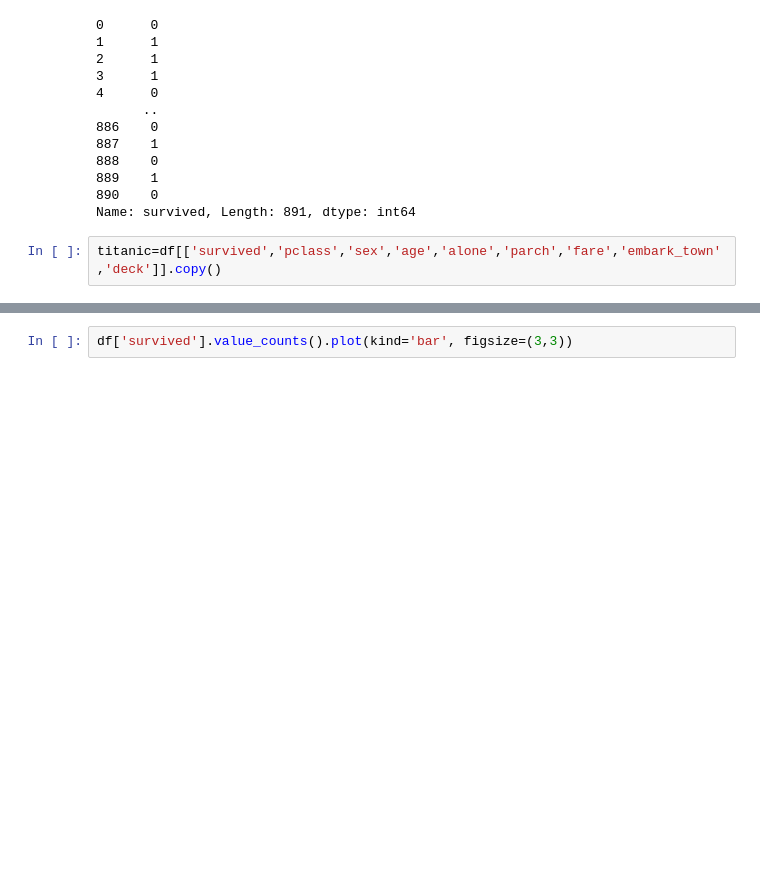
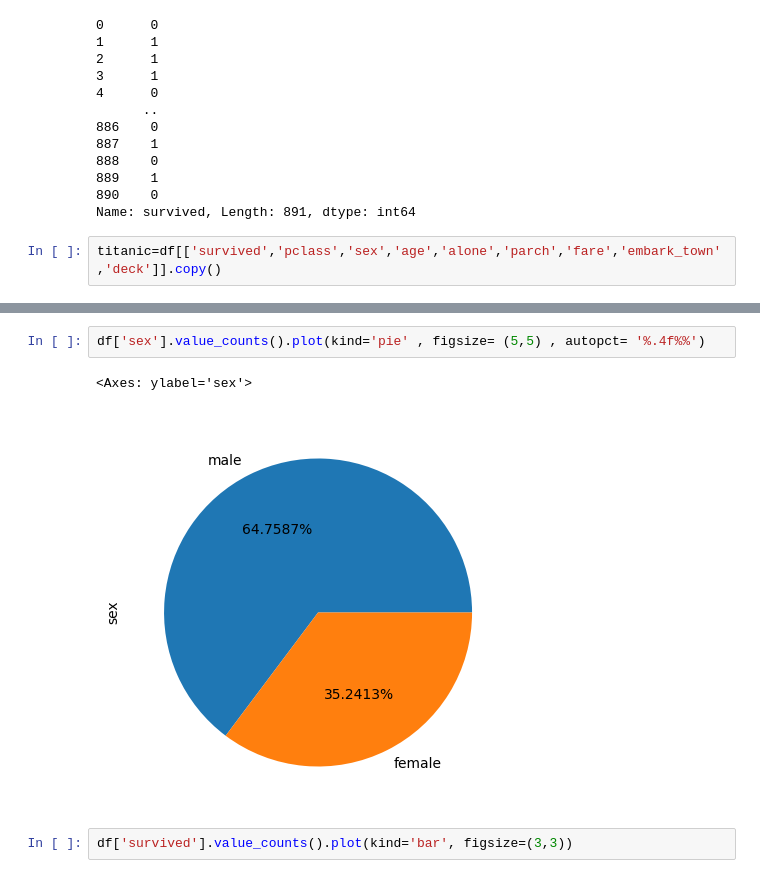
Before and after one commit to Abhiiii00017/python-course, a Jupyter notebook: data_preprocessing.ipynb, the cells around one changed output, grey strips where cells are left out. Drawn from its saved outputs; the diff is of its cells as text; blank space fills up the shorter version.

```diff
--- a/data_preprocessing.ipynb
+++ b/data_preprocessing.ipynb
@@ -63,3 +103,8 @@ titanic=df[['survived','pclass','sex','age','alone','parch','fare','embark_town'
+# %%
+df['sex'].value_counts().plot(kind='pie' , figsize= (5,5) , autopct= '%.4f%%')
+# %% [output]
+<Axes: ylabel='sex'>
+[figure, added]
 # %%
 df['survived'].value_counts().plot(kind='bar', figsize=(3,3))
 # %% [output]
```
Also changed, not shown: parts of 7 cells of this notebook, 2 other files.
